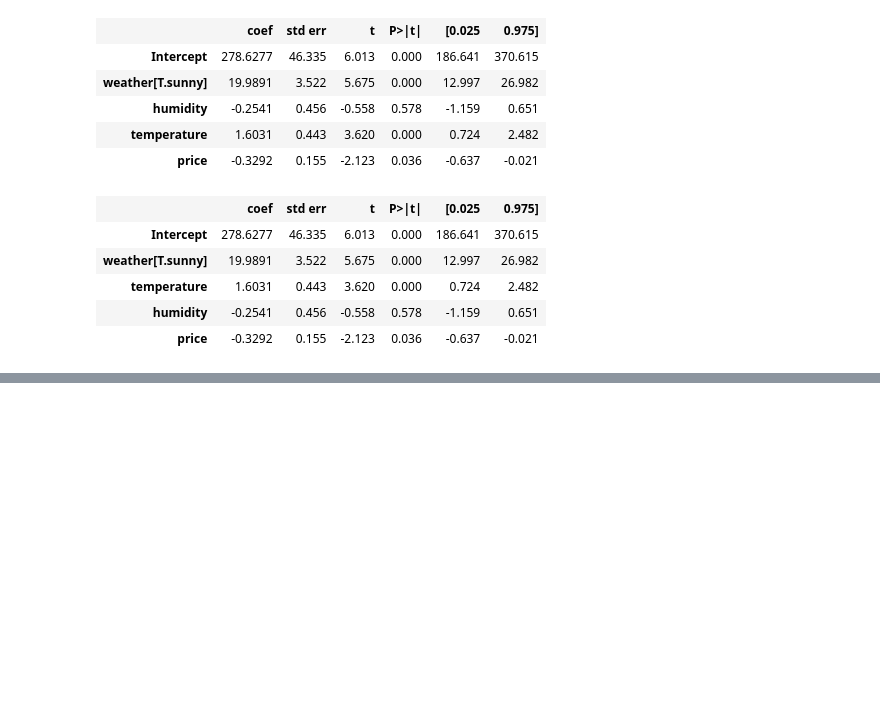
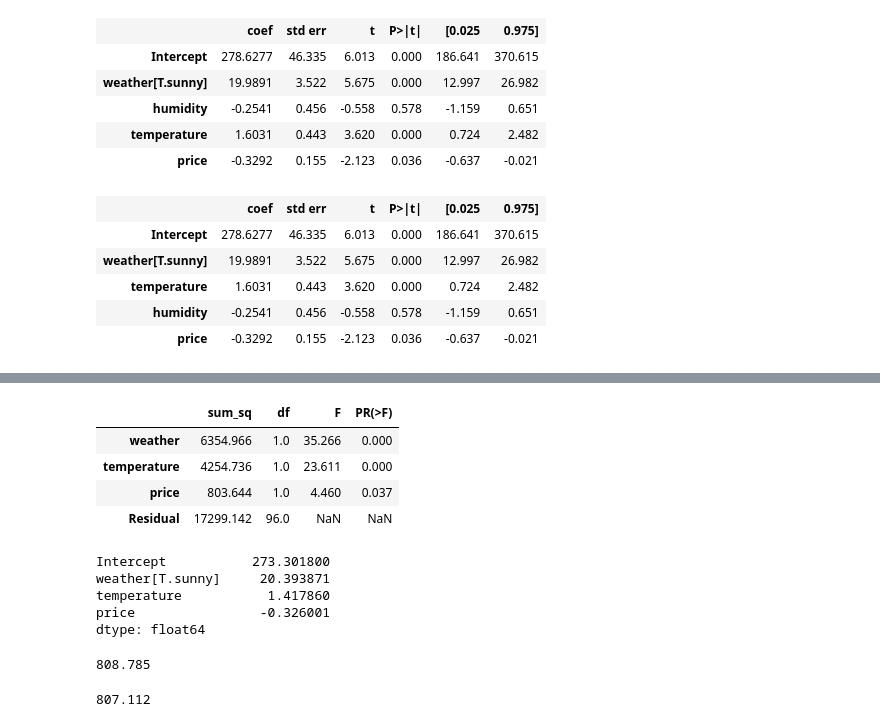
Before and after one commit to KentFujii/py_statistics, a Jupyter notebook: lm/multiple_linear_regression.ipynb, the cells around one changed output, grey strips where cells are left out. Saved outputs shown, nothing was run; the diff lists cells and outputs as text; code cells hidden in the pictures; blank space fills up the shorter version.

```diff
--- a/lm/multiple_linear_regression.ipynb
+++ b/lm/multiple_linear_regression.ipynb
@@ -123,0 +231,26 @@ lm_sales_2.summary().tables[1]
+# %%
+sm.stats.anova_lm(mod_non_humi, typ=2).round(3)
+# %% [output]
+|  | sum_sq | df | F | PR(>F) |
+| weather | 6354.966 | 1.0 | 35.266 | 0.000 |
+| temperature | 4254.736 | 1.0 | 23.611 | 0.000 |
+| price | 803.644 | 1.0 | 4.460 | 0.037 |
+| Residual | 17299.142 | 96.0 | NaN | NaN |
+# %%
+mod_non_humi.params
+# %% [output]
+Intercept           273.301800
+weather[T.sunny]     20.393871
+temperature           1.417860
+price                -0.326001
+dtype: float64
+# %%
+# 全変数入りモデル
+mod_full.aic.round(3)
+# %% [output]
+808.785
+# %%
+# 湿度抜きモデル
+mod_non_humi.aic.round(3)
+# %% [output]
+807.112
```
Also changed, not shown: parts of 16 cells of this notebook, 9 other files.
